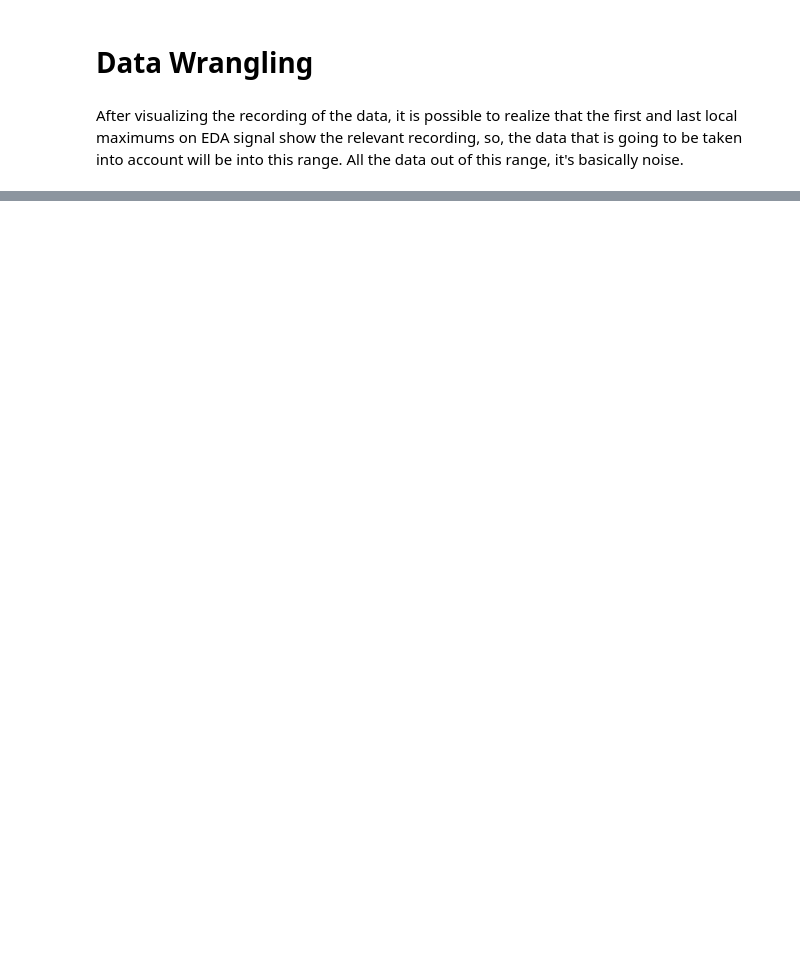
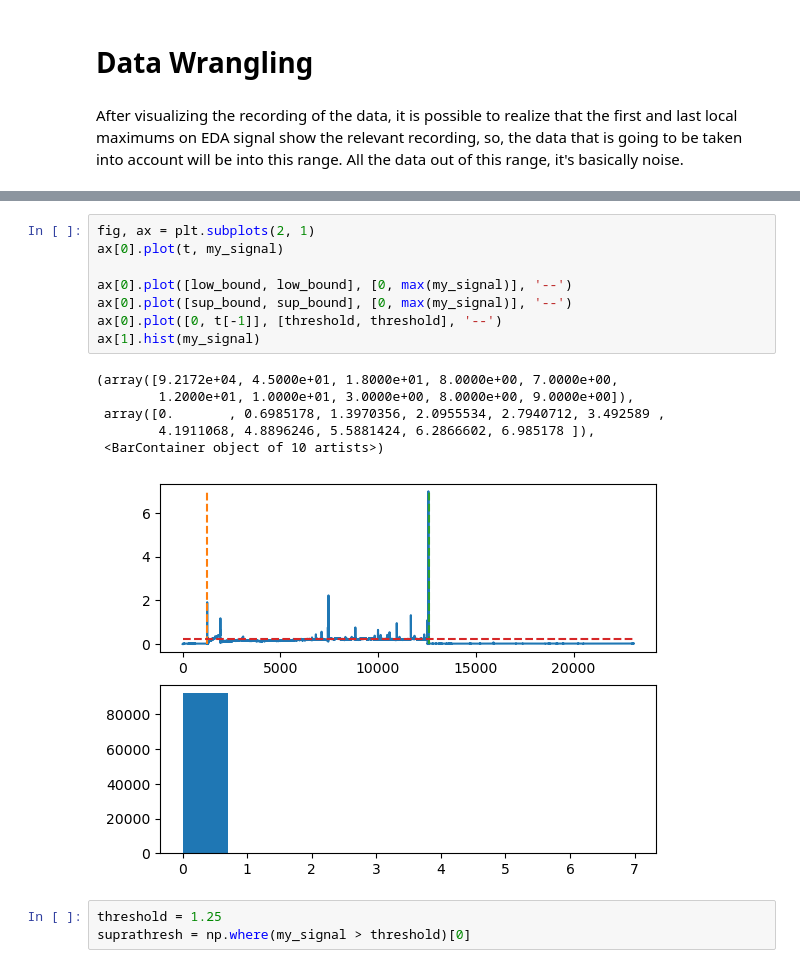
Before and after one commit to jsForeroBiomed/wearable-stress-exam-performance, a Jupyter notebook: Physiological-signals.ipynb, the cells around one changed output, grey strips where cells are left out. Drawn from its saved outputs; the diff is of its cells as text; blank space fills up the shorter version.

```diff
--- a/Physiological-signals.ipynb
+++ b/Physiological-signals.ipynb
@@ -355,0 +283,18 @@ plt.show()
+# %%
+fig, ax = plt.subplots(2, 1)
+ax[0].plot(t, my_signal)
+
+ax[0].plot([low_bound, low_bound], [0, max(my_signal)], '--')
+ax[0].plot([sup_bound, sup_bound], [0, max(my_signal)], '--')
+ax[0].plot([0, t[-1]], [threshold, threshold], '--')
+ax[1].hist(my_signal)
+# %% [output]
+(array([9.2172e+04, 4.5000e+01, 1.8000e+01, 8.0000e+00, 7.0000e+00,
+        1.2000e+01, 1.0000e+01, 3.0000e+00, 8.0000e+00, 9.0000e+00]),
+ array([0.       , 0.6985178, 1.3970356, 2.0955534, 2.7940712, 3.492589 ,
+        4.1911068, 4.8896246, 5.5881424, 6.2866602, 6.985178 ]),
+ <BarContainer object of 10 artists>)
+[figure, added]
+# %%
+threshold = 1.25
+suprathresh = np.where(my_signal > threshold)[0]
```
Also changed, not shown: parts of 11 cells of this notebook.
